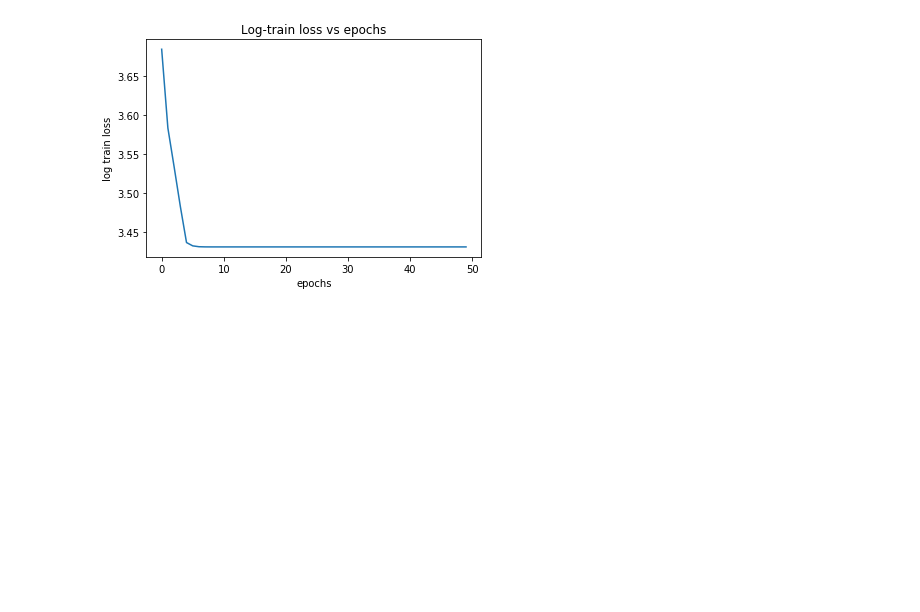
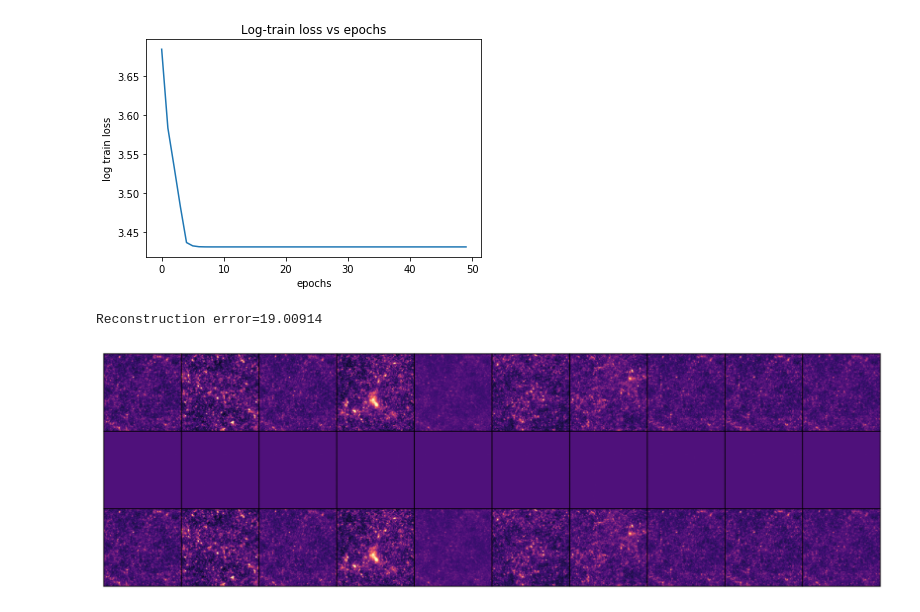
Before and after one commit to Yu-Group/adaptive-wavelets, a Jupyter notebook: notebooks/cosmology/01_results.ipynb, the cells around one changed output. Drawn from its saved outputs; the diff is of its cells as text; code cells hidden in the pictures; blank space fills up the shorter version.

```diff
--- a/notebooks/cosmology/01_results.ipynb
+++ b/notebooks/cosmology/01_results.ipynb
@@ -149,3 +151,19 @@ plt.title('Log-train loss vs epochs')
 plt.show()
 # %% [output]
 [figure]
+# %%
+#### plot original and reconstruction images
+train_loader, test_loader = get_dataloader(p.data_path,
+                                           img_size=p.img_size[2],
+                                           split_train_test=True,
+                                           batch_size=p.batch_size)
+data = iter(test_loader).next()[0].to(device)
+
+data_t = wt(data)
+recon = wt.inverse(data_t)
+
+print("Reconstruction error={:.5f}".format(torch.norm(recon - data)**2/data.size(0)))
+plot_2dreconstruct(data, recon)
+# %% [output]
+Reconstruction error=19.00914
+[figure, added]
```
Also changed, not shown: parts of 1 cell of this notebook, 5 other files.
